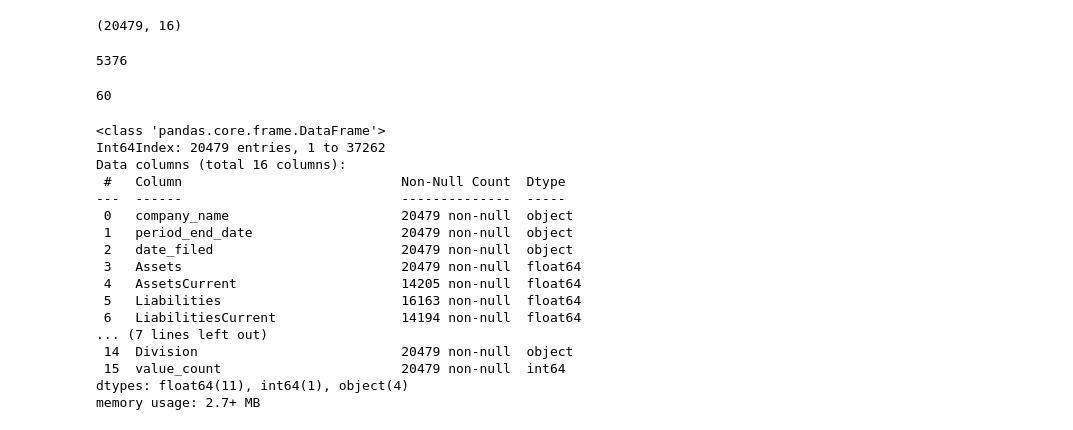
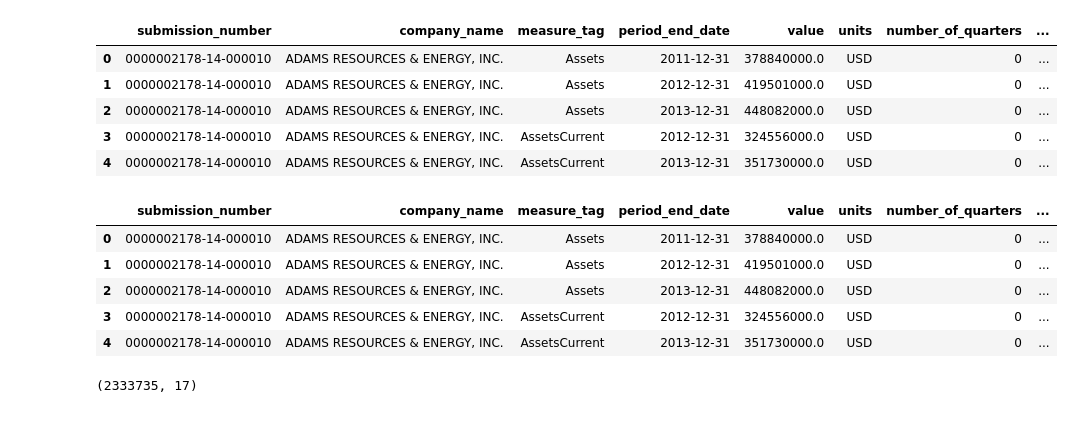
Before and after one commit to AmyB47/bankruptcy_2020, a Jupyter notebook: code/05_SEC_data_prep.ipynb, the cells around one changed output. Cells and saved outputs as stored; diff of their text form; code cells hidden in the pictures.

```diff
--- a/code/05_SEC_data_prep.ipynb
+++ b/code/05_SEC_data_prep.ipynb
@@ -205,32 +58,0 @@ filtered_over100MM  = over_100MM.groupby(['company_name', 'period_end_date']).ta
-# %%
-filtered_over100MM.shape
-# %% [output]
-(20479, 16)
-# %%
-filtered_over100MM.company_name.nunique()
-# %% [output]
-5376
-# %%
-filtered_over100MM.period_end_date.nunique()
-# %% [output]
-60
-# %%
-filtered_over100MM.info()
-# %% [output]
-<class 'pandas.core.frame.DataFrame'>
-Int64Index: 20479 entries, 1 to 37262
-Data columns (total 16 columns):
- #   Column                            Non-Null Count  Dtype
----  ------                            --------------  -----
- 0   company_name                      20479 non-null  object
- 1   period_end_date                   20479 non-null  object
- 2   date_filed                        20479 non-null  object
- 3   Assets                            20479 non-null  float64
- 4   AssetsCurrent                     14205 non-null  float64
- 5   Liabilities                       16163 non-null  float64
- 6   LiabilitiesCurrent                14194 non-null  float64
-... (7 lines left out)
- 14  Division                          20479 non-null  object
- 15  value_count                       20479 non-null  int64
-dtypes: float64(11), int64(1), object(4)
-memory usage: 2.7+ MB
@@ -242,0 +59,11 @@ with open('SEC_filtered_over100MM.pickle', 'wb') as to_write:
+# %%
+query = "SELECT * FROM sec_ALL_USD LIMIT 5;"
+
+pd_sql.read_sql(query, connection)
+# %% [output]
+|  | submission_number | company_name | measure_tag | period_end_date | value | units | number_of_quarters | ... |
+| 0 | 0000002178-14-000010 | ADAMS RESOURCES & ENERGY, INC. | Assets | 2011-12-31 | 378840000.0 | USD | 0 | ... |
+| 1 | 0000002178-14-000010 | ADAMS RESOURCES & ENERGY, INC. | Assets | 2012-12-31 | 419501000.0 | USD | 0 | ... |
+| 2 | 0000002178-14-000010 | ADAMS RESOURCES & ENERGY, INC. | Assets | 2013-12-31 | 448082000.0 | USD | 0 | ... |
+| 3 | 0000002178-14-000010 | ADAMS RESOURCES & ENERGY, INC. | AssetsCurrent | 2012-12-31 | 324556000.0 | USD | 0 | ... |
+| 4 | 0000002178-14-000010 | ADAMS RESOURCES & ENERGY, INC. | AssetsCurrent | 2013-12-31 | 351730000.0 | USD | 0 | ... |
@@ -242,0 +73,13 @@ with open('SEC_filtered_over100MM.pickle', 'wb') as to_write:
+# %%
+sec_df.head()
+# %% [output]
+|  | submission_number | company_name | measure_tag | period_end_date | value | units | number_of_quarters | ... |
+| 0 | 0000002178-14-000010 | ADAMS RESOURCES & ENERGY, INC. | Assets | 2011-12-31 | 378840000.0 | USD | 0 | ... |
+| 1 | 0000002178-14-000010 | ADAMS RESOURCES & ENERGY, INC. | Assets | 2012-12-31 | 419501000.0 | USD | 0 | ... |
+| 2 | 0000002178-14-000010 | ADAMS RESOURCES & ENERGY, INC. | Assets | 2013-12-31 | 448082000.0 | USD | 0 | ... |
+| 3 | 0000002178-14-000010 | ADAMS RESOURCES & ENERGY, INC. | AssetsCurrent | 2012-12-31 | 324556000.0 | USD | 0 | ... |
+| 4 | 0000002178-14-000010 | ADAMS RESOURCES & ENERGY, INC. | AssetsCurrent | 2013-12-31 | 351730000.0 | USD | 0 | ... |
+# %%
+sec_df.shape
+# %% [output]
+(2333735, 17)
```
Also changed, not shown: parts of 78 cells of this notebook, 8 other files.
